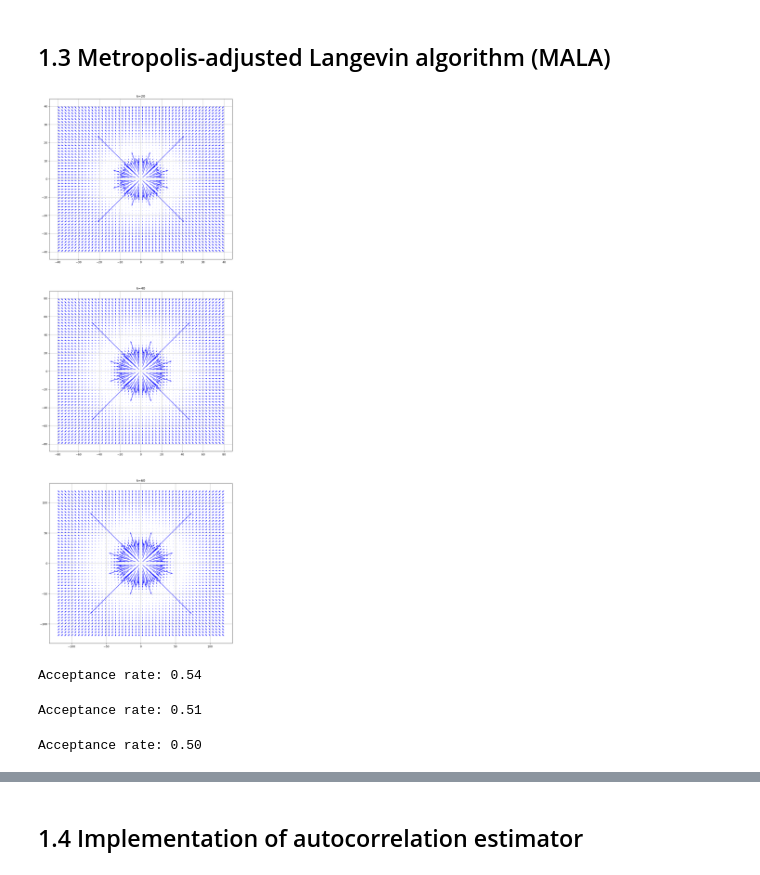
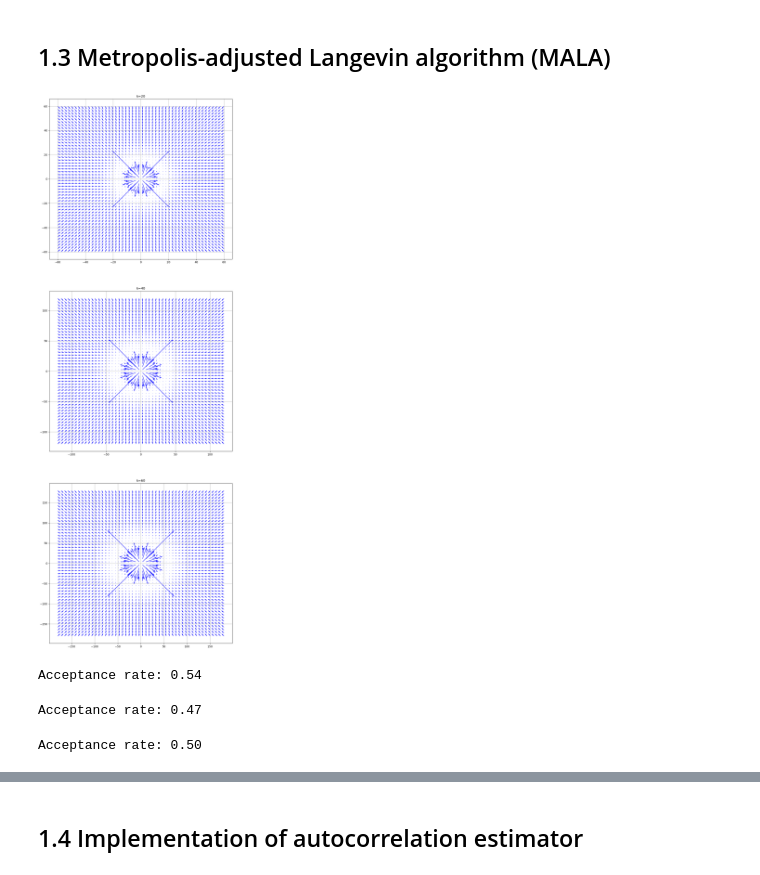
Before and after one commit to sallsdagrate/stochastic_sim_cw2, a Jupyter notebook: Stochastic Sim CW2.ipynb, the cells around one changed output, grey strips where cells are left out. Drawn from its saved outputs; the diff is of its cells as text; code cells hidden in the pictures.

```diff
--- a/Stochastic Sim CW2.ipynb
+++ b/Stochastic Sim CW2.ipynb
@@ -76,7 +92,7 @@ def metropolis_hastings_random_walk(k, N=100000, sigma=1):
 # %%
 mh_xs, mh_ys = [], []
 for k in ks:
-    x, y = metropolis_hastings_random_walk(k=k, sigma=(0.7*k))
+    x, y = metropolis_hastings_random_walk(k=k, sigma=(0.7*k), N=100000)
     mh_xs.append(x)
     mh_ys.append(y)
 # %% [output]
@@ -115,11 +131,20 @@ We can see that starting at $(0, 0)$, there is virtually no burn-in period. Imme
 
 We will still discard the first 10% (10,000) of samples for good measure.
 # %%
-fig, ax = plt.subplots(ncols=3, nrows=1, figsize=(12, 4))
-burnin = 10000
+fig, ax = plt.subplots(ncols=3, nrows=2, figsize=(12, 8))
+burnin_percentage = 0.1
+
 for i, (k, x, y) in enumerate(zip(ks, mh_xs, mh_ys)):
-    # ax[i].scatter(x[burnin:], y[burnin:], s=0.2, alpha=0.4)
-    ax[i].hist2d(x[burnin:], y[burnin:], bins=50, cmap='viridis')
-    ax[i].set_title(f"k={k}")
+
+    burnin = int(np.floor(burnin_percentage * len(x)))
+    print(f'k={k}, no. of burn in samples removed: {burnin}, no. of samples remaining: {len(x) - burnin}')
+
+    ax[0][i].hist2d(x[burnin:], y[burnin:], bins=50, cmap='viridis', range=[[-2*k, 2*k], [-2*k, 2*k]])
+    ax[0][i].set_title(f"k={k}")
+
+    X, Y, Z = get_target_density_samples(k=k)
+    ax[1][i].contourf(X, Y, Z, levels=100)
+    ax[1][i].set_title(f'target density for k={k}')
+
 plt.show()
 # %% [output]
@@ -127,31 +155,31 @@ plt.show()
 # %% [markdown]
 ## 1.3 Metropolis-adjusted Langevin algorithm (MALA)
 # %%
-def gradient_log_target(x, y, k, epsilon=1e-9):
-    r_sq = x**2 + y**2 + epsilon
-    factor = (k / 4 - 1) * 2 / r_sq
+def gradient_log_target(x, y, k, epsilon=10e-9):
+    r = np.sqrt(np.maximum(x**2 + y**2, epsilon))
+    factor = (k / 4 - 1) * 2 / r - 1/2
     def grad(v):
-        nonlocal factor, r_sq
-        return (factor - 1 / (2 * np.sqrt(r_sq))) * v
+        nonlocal factor, r
+        return v/r * factor
     return grad(x), grad(y)
 # %%
 fig, ax = plt.subplots(ncols=1, nrows=3, figsize=(12, 36))
 precision = 50
 for i, k in enumerate(ks):
     ax[i].set_title(f"k={k}")
 
-    x = np.linspace(-2*k, 2*k, precision)
-    y = np.linspace(-2*k, 2*k, precision)
+    x = np.linspace(-3*k, 3*k, precision)
+    y = np.linspace(-3*k, 3*k, precision)
     x_mesh, y_mesh = np.meshgrid(x, y)
 
     gx, gy = gradient_log_target(x_mesh, y_mesh, k)
 
     ax[i].quiver(x_mesh, y_mesh, gx, gy, scale=20, color='blue', alpha=0.8)
     ax[i].grid(True)
 
 plt.show()
 # %% [output]
-[figure, old version]
+[figure, new version]
 # %%
 def target_distribution_vector(v: np.array, k: int, epsilon: float = 10e-9) -> float:
     return max(np.sum(v ** 2)**(k/4 - 1) * np.exp(-(np.sqrt(np.sum(v ** 2))) / 2), epsilon)
@@ -207,12 +240,12 @@ def metropolis_adjusted_langevin(k, step_size, N=100000, sigma=1,
 # %%
 mhl_xs, mhl_ys = [], []
 for k in ks:
-    x, y = metropolis_adjusted_langevin(k=k, sigma=(0.7*k), step_size=4*k)
+    x, y = metropolis_adjusted_langevin(k=k, step_size=4*k)
     mhl_xs.append(x)
     mhl_ys.append(y)
 # %% [output]
 Acceptance rate: 0.54
-Acceptance rate: 0.51
+Acceptance rate: 0.47
 Acceptance rate: 0.50
 # %%
 fig, ax = plt.subplots(ncols=3, nrows=2, figsize=(12, 4))
```
Also changed, not shown: parts of 24 cells of this notebook.
